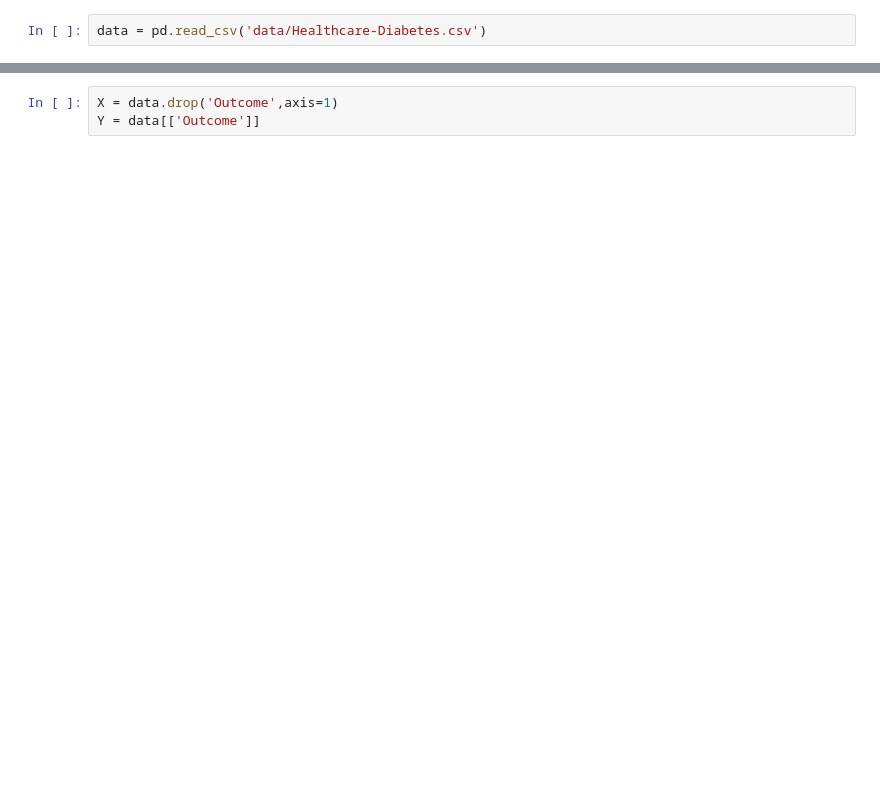
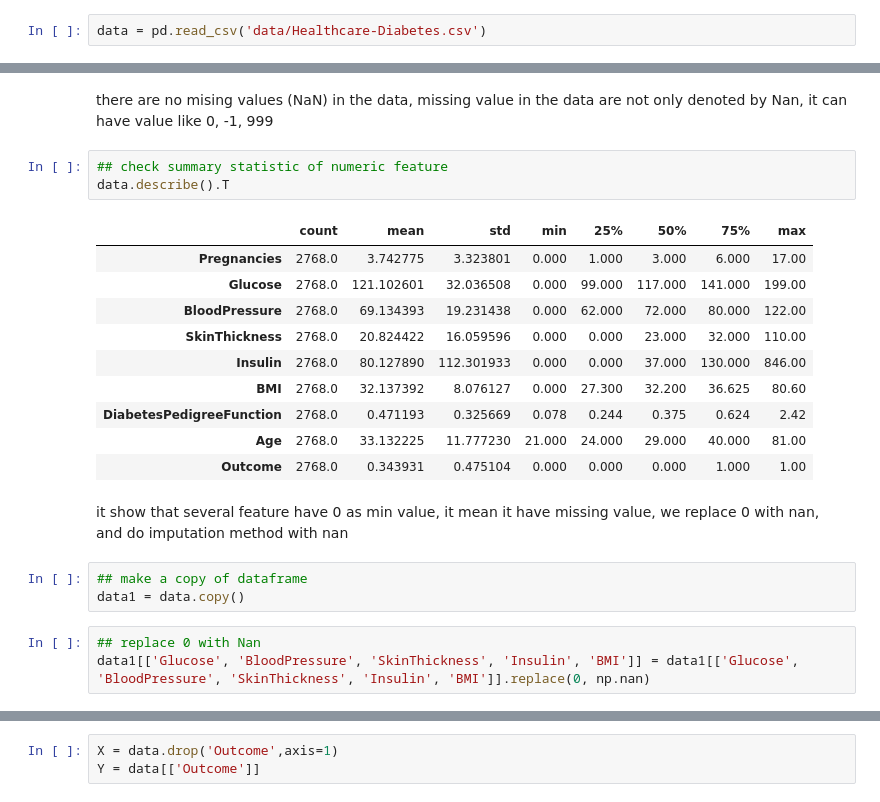
Before and after one commit to JonBws/Diabetes_Classification, a Jupyter notebook: notebook/Model Training.ipynb, the cells around one changed output, grey strips where cells are left out. Saved outputs shown, nothing was run; the diff lists cells and outputs as text; blank space fills up the shorter version.

```diff
--- a/notebook/Model Training.ipynb
+++ b/notebook/Model Training.ipynb
@@ -27,0 +50,24 @@ data.head()
+# %% [markdown]
+there are no mising values (NaN) in the data, missing value in the data are not only denoted by Nan, it can have value like 0, -1, 999
+# %%
+## check summary statistic of numeric feature
+data.describe().T
+# %% [output]
+|  | count | mean | std | min | 25% | 50% | 75% | max |
+| Pregnancies | 2768.0 | 3.742775 | 3.323801 | 0.000 | 1.000 | 3.000 | 6.000 | 17.00 |
+| Glucose | 2768.0 | 121.102601 | 32.036508 | 0.000 | 99.000 | 117.000 | 141.000 | 199.00 |
+| BloodPressure | 2768.0 | 69.134393 | 19.231438 | 0.000 | 62.000 | 72.000 | 80.000 | 122.00 |
+| SkinThickness | 2768.0 | 20.824422 | 16.059596 | 0.000 | 0.000 | 23.000 | 32.000 | 110.00 |
+| Insulin | 2768.0 | 80.127890 | 112.301933 | 0.000 | 0.000 | 37.000 | 130.000 | 846.00 |
+| BMI | 2768.0 | 32.137392 | 8.076127 | 0.000 | 27.300 | 32.200 | 36.625 | 80.60 |
+| DiabetesPedigreeFunction | 2768.0 | 0.471193 | 0.325669 | 0.078 | 0.244 | 0.375 | 0.624 | 2.42 |
+| Age | 2768.0 | 33.132225 | 11.777230 | 21.000 | 24.000 | 29.000 | 40.000 | 81.00 |
+| Outcome | 2768.0 | 0.343931 | 0.475104 | 0.000 | 0.000 | 0.000 | 1.000 | 1.00 |
+# %% [markdown]
+it show that several feature have 0 as min value, it mean it have missing value, we replace 0 with nan, and do imputation method with nan
+# %%
+## make a copy of dataframe
+data1 = data.copy()
+# %%
+## replace 0 with Nan
+data1[['Glucose', 'BloodPressure', 'SkinThickness', 'Insulin', 'BMI']] = data1[['Glucose', 'BloodPressure', 'SkinThickness', 'Insulin', 'BMI']].replace(0, np.nan)
```
Also changed, not shown: parts of 14 cells of this notebook.
